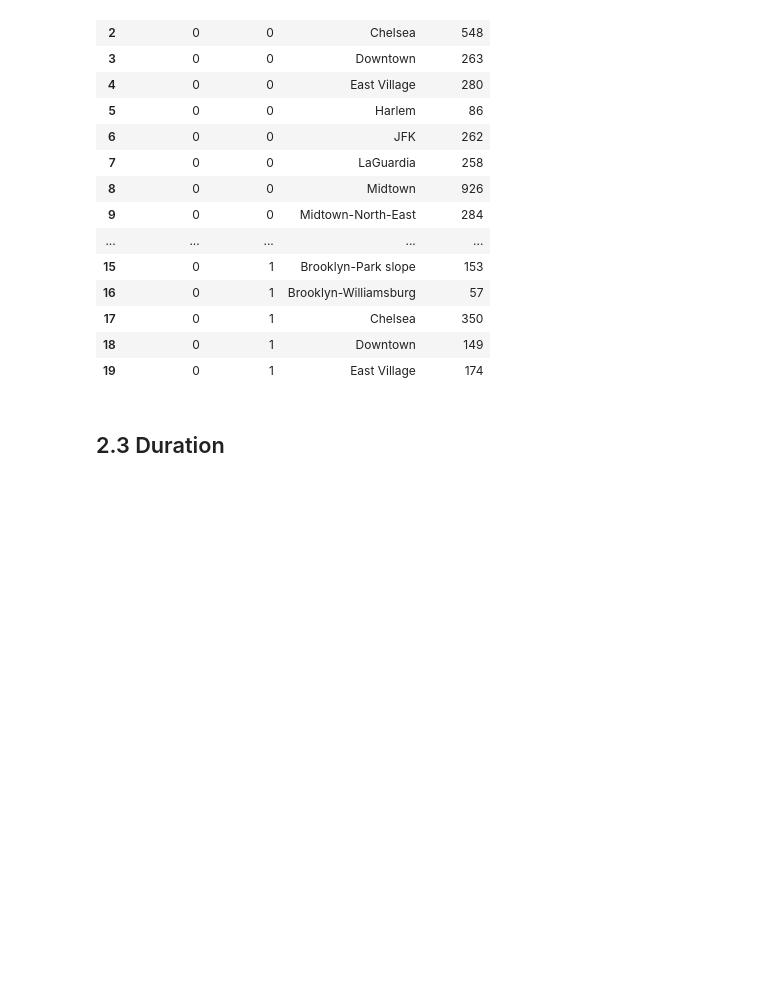
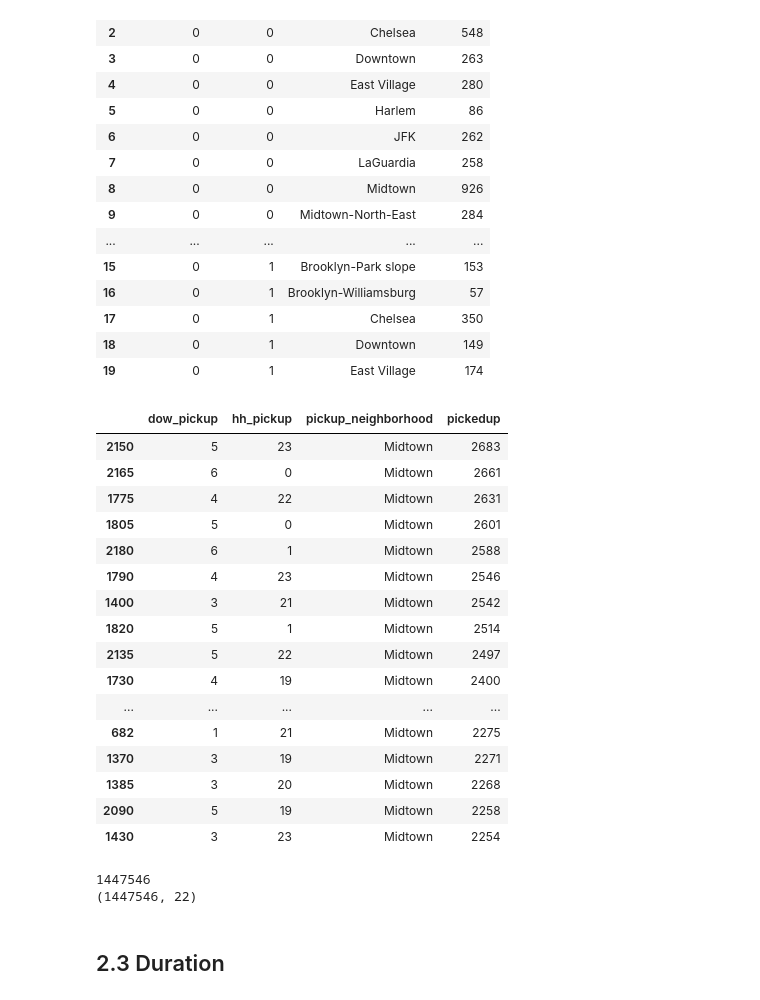
Before and after one commit to smbayo/NYC-Taxi, a Jupyter notebook: 460_Final_Project_Analysis.ipynb, the cells around one changed output. Cells and saved outputs as stored; diff of their text form; code cells hidden in the pictures; blank space fills up the shorter version.

```diff
--- a/460_Final_Project_Analysis.ipynb
+++ b/460_Final_Project_Analysis.ipynb
@@ -683,6 +682,32 @@ df_taxi_demand.head(20)
 | 17 | 0 | 1 | Chelsea | 350 |
 | 18 | 0 | 1 | Downtown | 149 |
 | 19 | 0 | 1 | East Village | 174 |
+# %%
+df_taxi_demand.nlargest(20,'pickedup')
+# %% [output]
+|  | dow_pickup | hh_pickup | pickup_neighborhood | pickedup |
+| 2150 | 5 | 23 | Midtown | 2683 |
+| 2165 | 6 | 0 | Midtown | 2661 |
+| 1775 | 4 | 22 | Midtown | 2631 |
+| 1805 | 5 | 0 | Midtown | 2601 |
+| 2180 | 6 | 1 | Midtown | 2588 |
+| 1790 | 4 | 23 | Midtown | 2546 |
+| 1400 | 3 | 21 | Midtown | 2542 |
+| 1820 | 5 | 1 | Midtown | 2514 |
+| 2135 | 5 | 22 | Midtown | 2497 |
+| 1730 | 4 | 19 | Midtown | 2400 |
+| ... | ... | ... | ... | ... |
+| 682 | 1 | 21 | Midtown | 2275 |
+| 1370 | 3 | 19 | Midtown | 2271 |
+| 1385 | 3 | 20 | Midtown | 2268 |
+| 2090 | 5 | 19 | Midtown | 2258 |
+| 1430 | 3 | 23 | Midtown | 2254 |
+# %%
+print(df_taxi_demand['pickedup'].sum())
+print(df_taxi.shape)
+# %% [output]
+1447546
+(1447546, 22)
 # %%
 # df = df_taxi.copy()
 # df = df.drop(['id', 'vendor_id', 'pickup_datetime', 'dropoff_datetime','pickup_longitude', 'pickup_latitude', 'dropoff_longitude', 'dropoff_latitude', 'mm_dropoff','dow_dropoff', 'hh_dropoff','distance_miles', 'dropoff_neighborhood','store_and_fwd_flag'],1)
```
Also changed, not shown: parts of 4 cells of this notebook.
